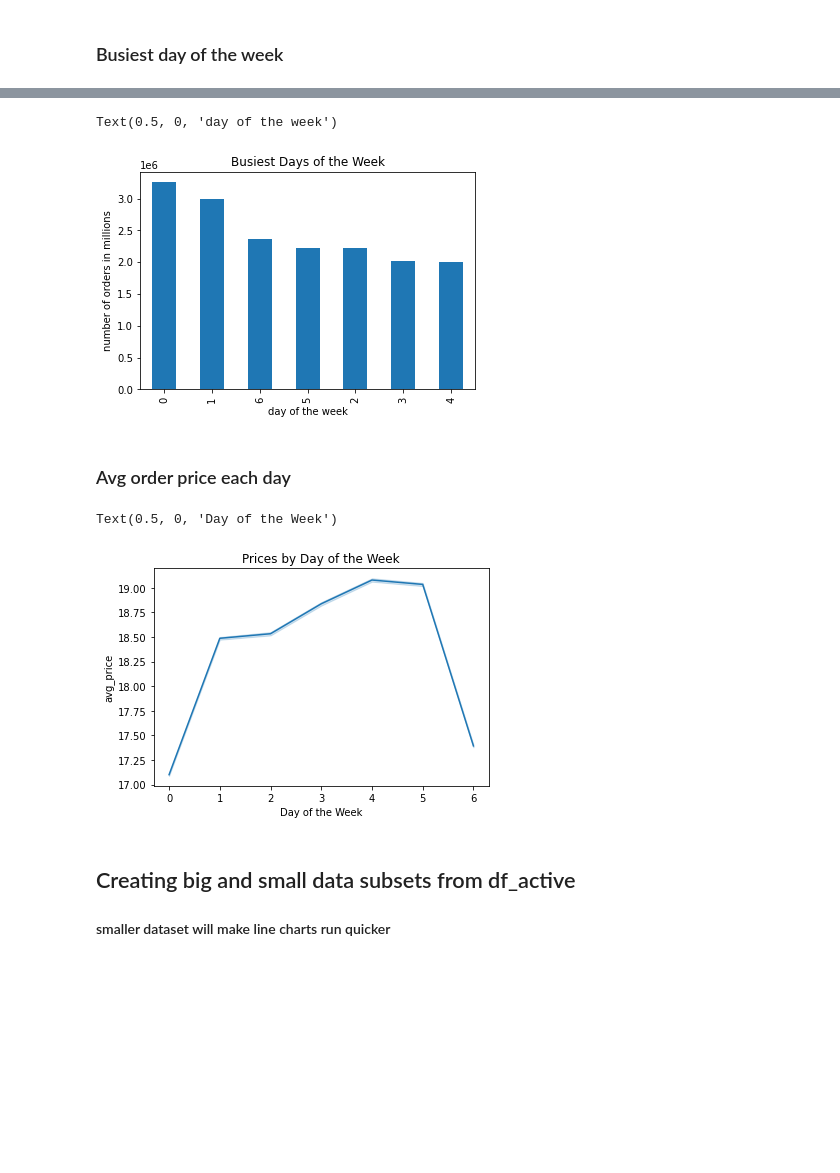
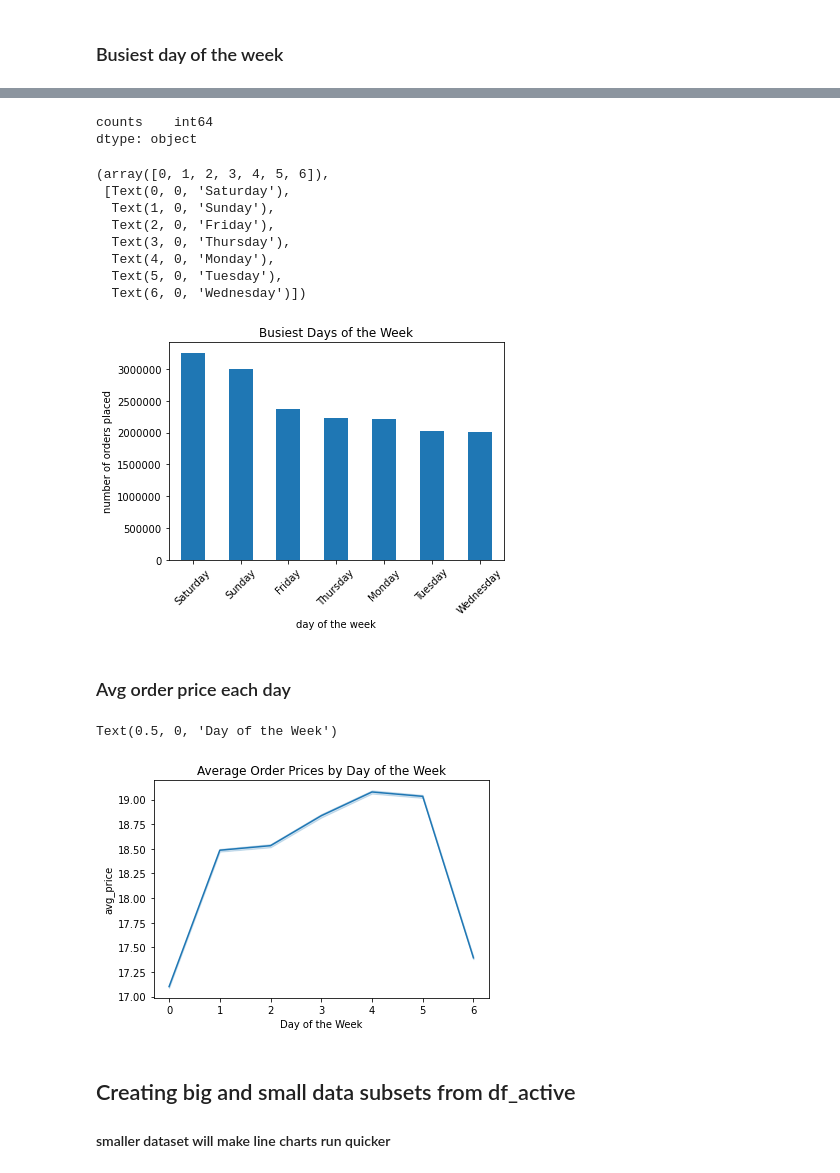
Before and after one commit to candaceavbailey/InstacartPythonAnalysis, a Jupyter notebook: 03 Scripts/IC Extra Visuals.ipynb, the cells around one changed output, grey strips where cells are left out. Drawn from its saved outputs; the diff is of its cells as text; code cells hidden in the pictures; blank space fills up the shorter version.

```diff
--- a/03 Scripts/IC Extra Visuals.ipynb
+++ b/03 Scripts/IC Extra Visuals.ipynb
@@ -29,0 +89,5 @@ df_active.shape
+# %%
+#Creating a copy of the original dataframe to apply weekday_label
+df_active2 = df_active
+# %%
+df_active2['weekday'] = df_active2.apply(weekday_label, axis=1)
@@ -324,3 +422,6 @@ plt.xticks(rotation = 45)
 profile_regional.figure.savefig(os.path.join(path, '04 Analysis', 'Visualizations', 'regional_order_freq.png'), bbox_inches = 'tight')
 # %% [markdown]
 ### Busiest day of the week
+# %%
+busiest = df_active2['weekday'].value_counts().rename_axis('Day').to_frame(name='counts')
+print(busiest)
@@ -327,9 +438,25 @@ profile_regional.figure.savefig(os.path.join(path, '04 Analysis', 'Visualization
+# %%
+busiest.dtypes
+# %% [output]
+counts    int64
+dtype: object
+# %%
+busiest['counts'] = busiest['counts'].astype(int).apply(lambda x: "{:,}".format(x))
 # %%
-#Creating a chart to show the busiest day of the week
-busy_day = df_active['orders_day_of_the_week'].value_counts().plot.bar()
+busy_day_details = busiest.plot.bar()
+plt.legend('', frameon = False)
 plt.title('Busiest Days of the Week')
-plt.ylabel('number of orders in millions')
+plt.ylabel('number of orders placed')
+plt.ticklabel_format(style='plain', axis='y')
 plt.xlabel('day of the week')
+plt.xticks(rotation = 45)
 # %% [output]
-Text(0.5, 0, 'day of the week')
+(array([0, 1, 2, 3, 4, 5, 6]),
+ [Text(0, 0, 'Saturday'),
+  Text(1, 0, 'Sunday'),
+  Text(2, 0, 'Friday'),
+  Text(3, 0, 'Thursday'),
+  Text(4, 0, 'Monday'),
+  Text(5, 0, 'Tuesday'),
+  Text(6, 0, 'Wednesday')])
-[figure, old version]
+[figure, new version]
@@ -344,11 +468,11 @@ busy_day.figure.savefig(os.path.join(path, '04 Analysis', 'Visualizations', 'bar
 df_5 = df_active[['orders_day_of_the_week', 'avg_price']]
 # %%
 line_priceday = sns.lineplot(data=df_5, x='orders_day_of_the_week', y='avg_price')
-plt.title('Prices by Day of the Week')
+plt.title('Average Order Prices by Day of the Week')
 plt.xlabel('Day of the Week')
 # %% [output]
 Text(0.5, 0, 'Day of the Week')
-[figure, old version]
+[figure, new version]
 # %%
 line_priceday.figure.savefig(os.path.join(path, '04 Analysis', 'Visualizations', 'daily_price_avg.png'), bbox_inches = 'tight')
 # %% [markdown]
```
Also changed, not shown: parts of 20 cells of this notebook.
